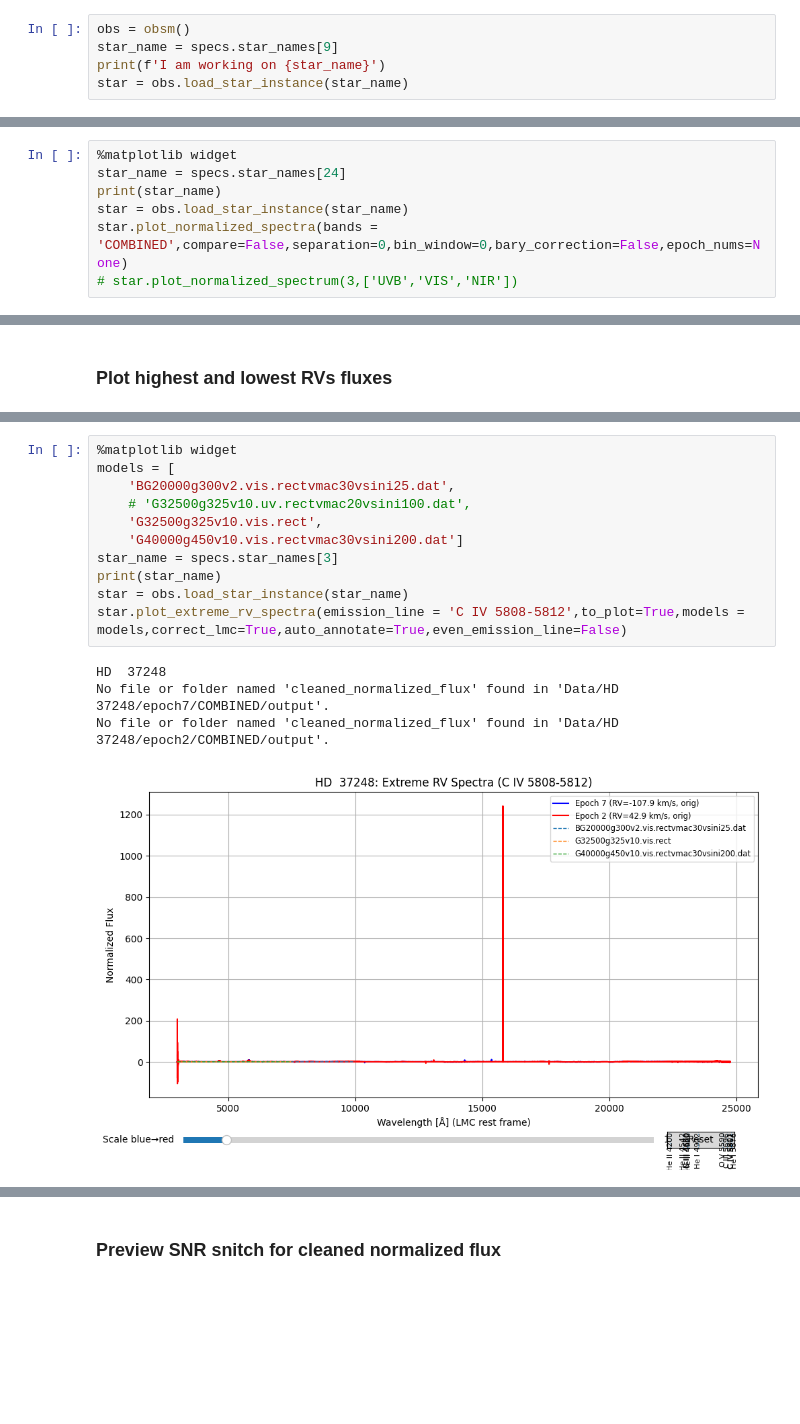
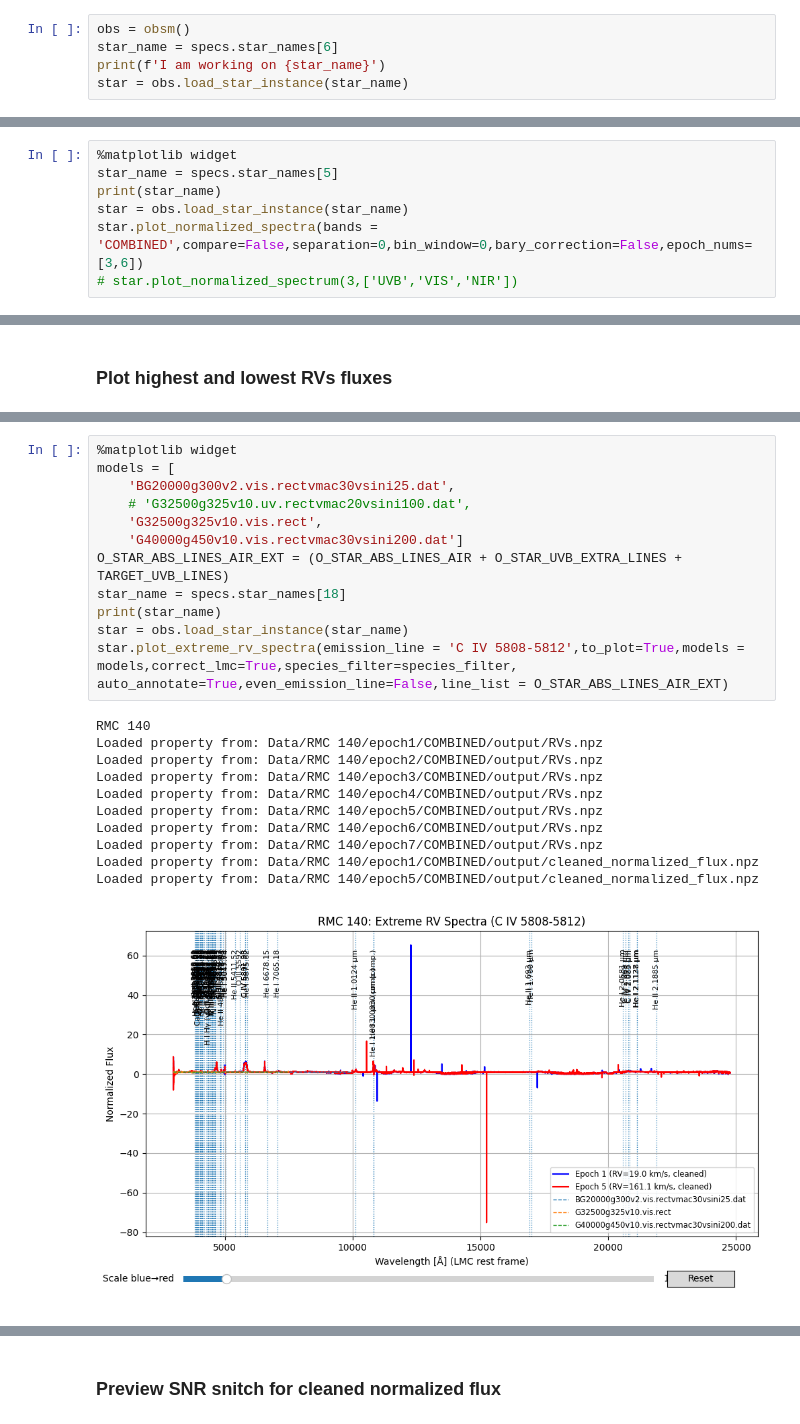
Before and after one commit to Guy-Shtainer/Thesis-codes, a Jupyter notebook: Plots.ipynb, the cells around one changed output, grey strips where cells are left out. Cells and saved outputs as stored; diff of their text form; blank space fills up the shorter version.

```diff
--- a/Plots.ipynb
+++ b/Plots.ipynb
@@ -37,7 +37,7 @@ obs = obsm()
 ## Plotting X-Shooter full spectra
 # %%
 obs = obsm()
-star_name = specs.star_names[9]
+star_name = specs.star_names[6]
 print(f'I am working on {star_name}')
 star = obs.load_star_instance(star_name)
 # %% [output]
@@ -58,8 +63,8 @@ Data loaded from Data/HD  38448/epoch3/NIR/ADP.2021-01-11T12_54_49.773.fits
 # %%
 %matplotlib widget
-star_name = specs.star_names[24]
+star_name = specs.star_names[5]
 print(star_name)
 star = obs.load_star_instance(star_name)
-star.plot_normalized_spectra(bands = 'COMBINED',compare=False,separation=0,bin_window=0,bary_correction=False,epoch_nums=None)
+star.plot_normalized_spectra(bands = 'COMBINED',compare=False,separation=0,bin_window=0,bary_correction=False,epoch_nums=[3,6])
 # star.plot_normalized_spectrum(3,['UVB','VIS','NIR'])
 # %% [output]
@@ -126,16 +343,24 @@ for i, star_name in enumerate(specs.star_names):
 # %%
 %matplotlib widget
 models = [
     'BG20000g300v2.vis.rectvmac30vsini25.dat',
     # 'G32500g325v10.uv.rectvmac20vsini100.dat',
     'G32500g325v10.vis.rect',
     'G40000g450v10.vis.rectvmac30vsini200.dat']
-star_name = specs.star_names[3]
+O_STAR_ABS_LINES_AIR_EXT = (O_STAR_ABS_LINES_AIR + O_STAR_UVB_EXTRA_LINES + TARGET_UVB_LINES)
+star_name = specs.star_names[18]
 print(star_name)
 star = obs.load_star_instance(star_name)
-star.plot_extreme_rv_spectra(emission_line = 'C IV 5808-5812',to_plot=True,models = models,correct_lmc=True,auto_annotate=True,even_emission_line=False)
+star.plot_extreme_rv_spectra(emission_line = 'C IV 5808-5812',to_plot=True,models = models,correct_lmc=True,species_filter=species_filter, auto_annotate=True,even_emission_line=False,line_list = O_STAR_ABS_LINES_AIR_EXT)
 # %% [output]
-HD  37248
-No file or folder named 'cleaned_normalized_flux' found in 'Data/HD  37248/epoch7/COMBINED/output'.
-No file or folder named 'cleaned_normalized_flux' found in 'Data/HD  37248/epoch2/COMBINED/output'.
+RMC 140
+Loaded property from: Data/RMC 140/epoch1/COMBINED/output/RVs.npz
+Loaded property from: Data/RMC 140/epoch2/COMBINED/output/RVs.npz
+Loaded property from: Data/RMC 140/epoch3/COMBINED/output/RVs.npz
+Loaded property from: Data/RMC 140/epoch4/COMBINED/output/RVs.npz
+Loaded property from: Data/RMC 140/epoch5/COMBINED/output/RVs.npz
+Loaded property from: Data/RMC 140/epoch6/COMBINED/output/RVs.npz
+Loaded property from: Data/RMC 140/epoch7/COMBINED/output/RVs.npz
+Loaded property from: Data/RMC 140/epoch1/COMBINED/output/cleaned_normalized_flux.npz
+Loaded property from: Data/RMC 140/epoch5/COMBINED/output/cleaned_normalized_flux.npz
-[figure, old version]
+[figure, new version]
```
Also changed, not shown: parts of 9 cells of this notebook, 4 other files.
